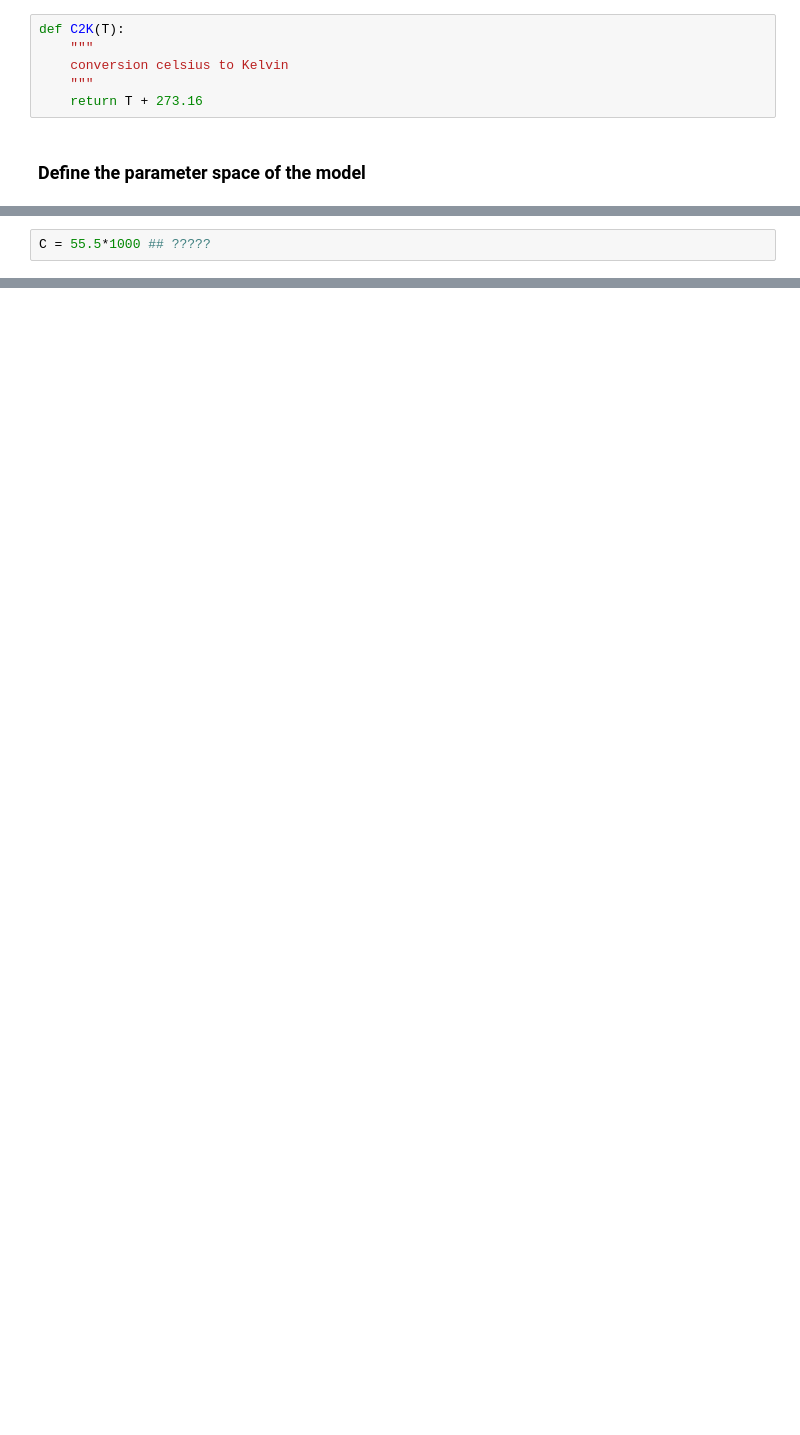
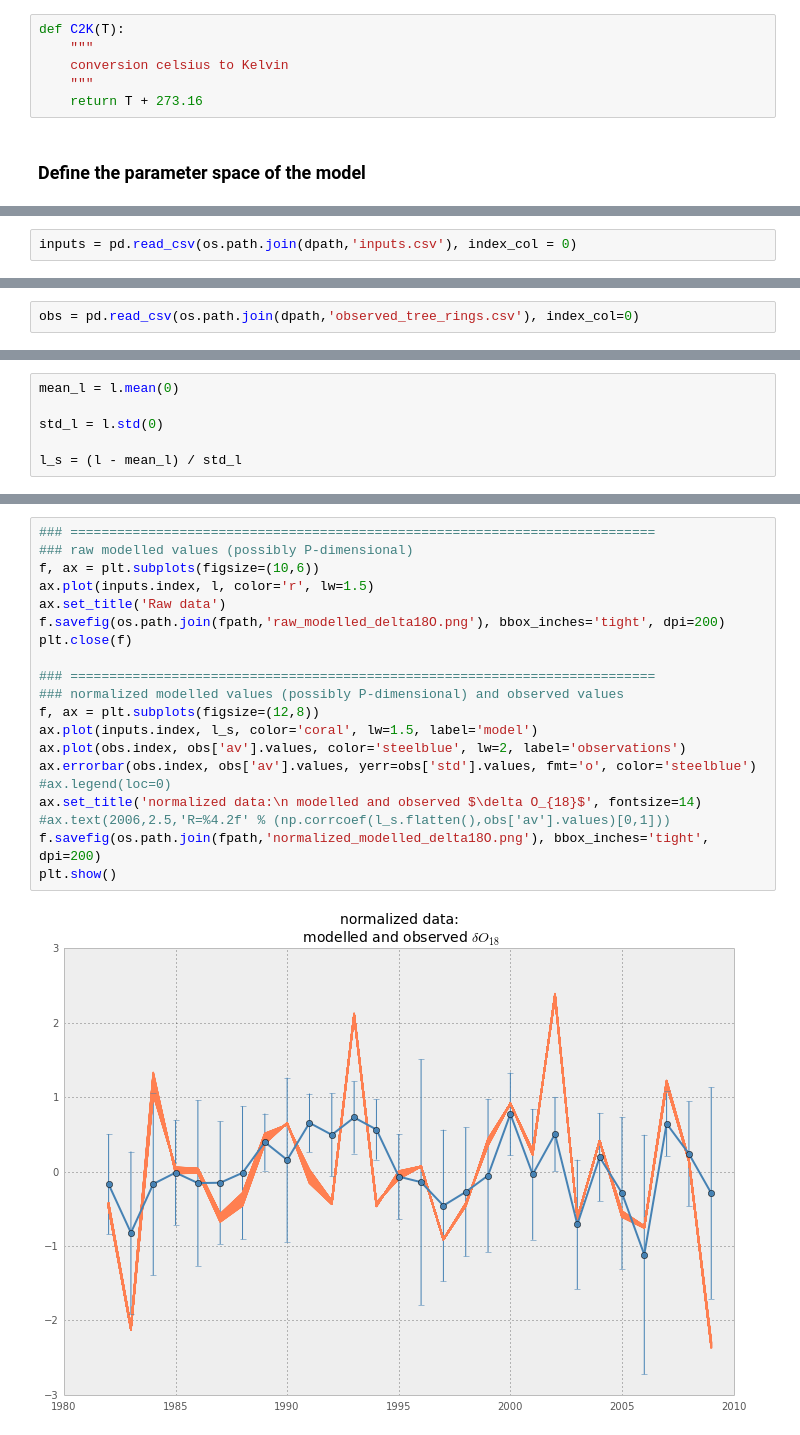
Before and after one commit to nicolasfauchereau/model_isotope, a Jupyter notebook: notebooks/forward_model_explicit.ipynb, the cells around one changed output, grey strips where cells are left out. Saved outputs shown, nothing was run; the diff lists cells and outputs as text; blank space fills up the shorter version.

```diff
--- a/notebooks/forward_model_explicit.ipynb
+++ b/notebooks/forward_model_explicit.ipynb
@@ -168,2 +33,0 @@ de = ek+e_star+((d_water_vapour-ek)*ea_ei)
-# %%
-C = 55.5*1000 ## ?????
@@ -210,0 +64,2 @@ data.head()
+# %%
+inputs = pd.read_csv(os.path.join(dpath,'inputs.csv'), index_col = 0)
@@ -210,0 +68,2 @@ data.head()
+# %%
+obs = pd.read_csv(os.path.join(dpath,'observed_tree_rings.csv'), index_col=0)
@@ -210,0 +204,6 @@ data.head()
+# %%
+mean_l = l.mean(0)
+
+std_l = l.std(0)
+
+l_s = (l - mean_l) / std_l
@@ -210,0 +212,22 @@ data.head()
+# %%
+### ===========================================================================
+### raw modelled values (possibly P-dimensional)
+f, ax = plt.subplots(figsize=(10,6))
+ax.plot(inputs.index, l, color='r', lw=1.5)
+ax.set_title('Raw data')
+f.savefig(os.path.join(fpath,'raw_modelled_delta18O.png'), bbox_inches='tight', dpi=200)
+plt.close(f)
+
+### ===========================================================================
+### normalized modelled values (possibly P-dimensional) and observed values
+f, ax = plt.subplots(figsize=(12,8))
+ax.plot(inputs.index, l_s, color='coral', lw=1.5, label='model')
+ax.plot(obs.index, obs['av'].values, color='steelblue', lw=2, label='observations')
+ax.errorbar(obs.index, obs['av'].values, yerr=obs['std'].values, fmt='o', color='steelblue')
+#ax.legend(loc=0)
+ax.set_title('normalized data:\n modelled and observed $\delta O_{18}$', fontsize=14)
+#ax.text(2006,2.5,'R=%4.2f' % (np.corrcoef(l_s.flatten(),obs['av'].values)[0,1]))
+f.savefig(os.path.join(fpath,'normalized_modelled_delta18O.png'), bbox_inches='tight', dpi=200)
+plt.show()
+# %% [output]
+[figure, added]
```
Also changed, not shown: parts of 83 cells of this notebook, 34 other files.
